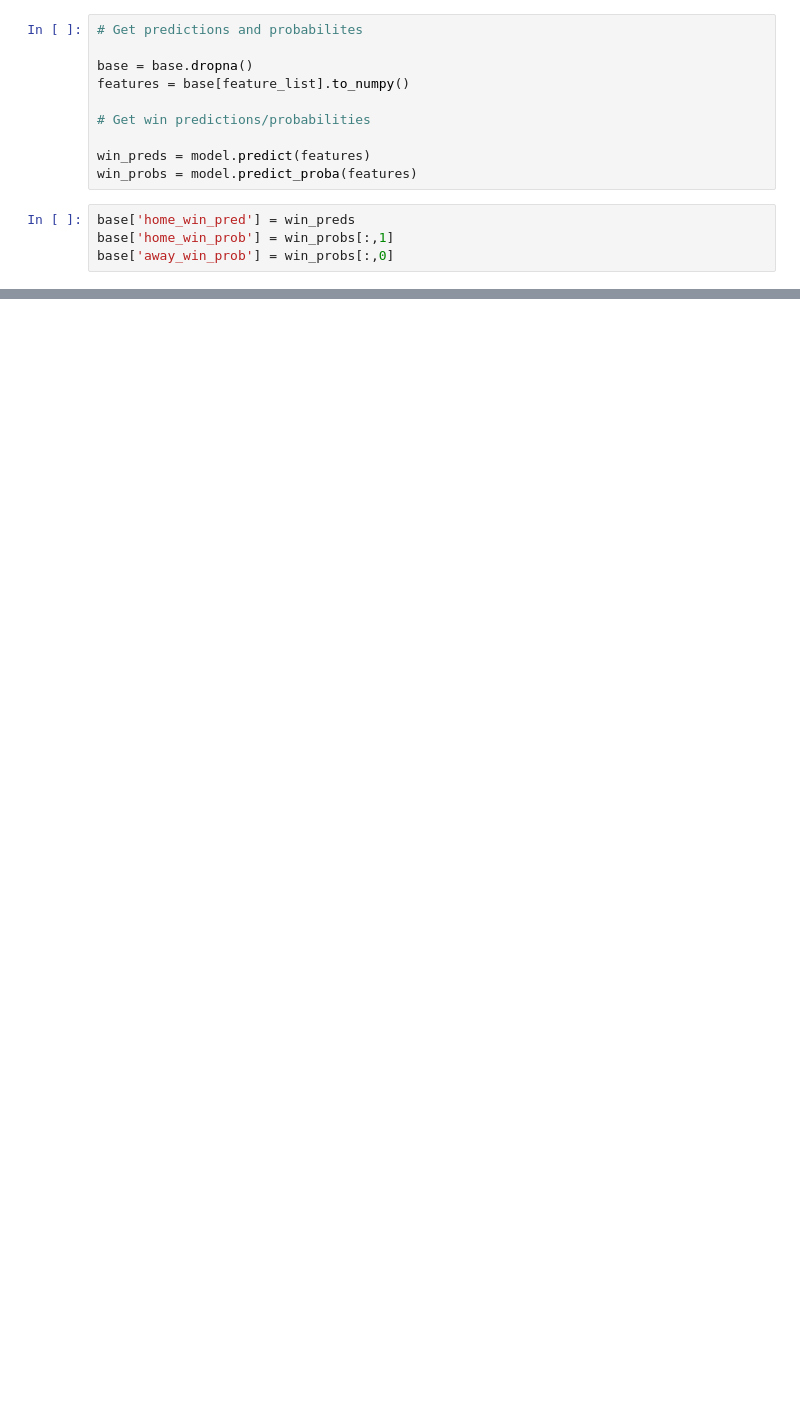
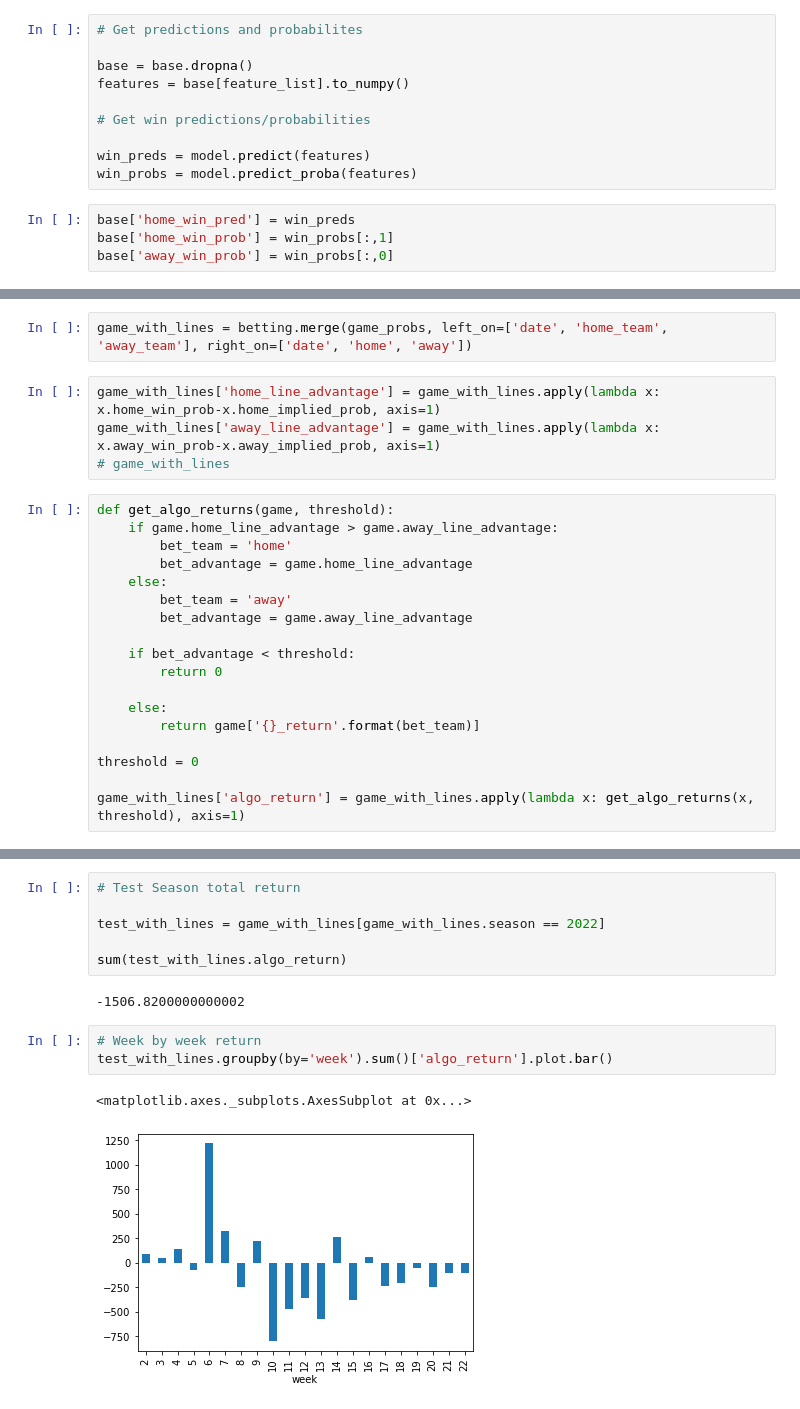
Before and after one commit to imac19/nfl_prediction, a Jupyter notebook: testing/game_outcome_model_testing.ipynb, the cells around one changed output, grey strips where cells are left out. Cells and saved outputs as stored; diff of their text form; blank space fills up the shorter version.

```diff
--- a/testing/game_outcome_model_testing.ipynb
+++ b/testing/game_outcome_model_testing.ipynb
@@ -177,0 +189,24 @@ pred_confs
+# %%
+game_with_lines = betting.merge(game_probs, left_on=['date', 'home_team', 'away_team'], right_on=['date', 'home', 'away'])
+# %%
+game_with_lines['home_line_advantage'] = game_with_lines.apply(lambda x: x.home_win_prob-x.home_implied_prob, axis=1)
+game_with_lines['away_line_advantage'] = game_with_lines.apply(lambda x: x.away_win_prob-x.away_implied_prob, axis=1)
+# game_with_lines
+# %%
+def get_algo_returns(game, threshold):
+    if game.home_line_advantage > game.away_line_advantage:
+        bet_team = 'home'
+        bet_advantage = game.home_line_advantage
+    else:
+        bet_team = 'away'
+        bet_advantage = game.away_line_advantage
+
+    if bet_advantage < threshold:
+        return 0
+
+    else:
+        return game['{}_return'.format(bet_team)]
+
+threshold = 0
+
+game_with_lines['algo_return'] = game_with_lines.apply(lambda x: get_algo_returns(x, threshold), axis=1)
@@ -177,0 +229,14 @@ pred_confs
+# %%
+# Test Season total return
+
+test_with_lines = game_with_lines[game_with_lines.season == 2022]
+
+sum(test_with_lines.algo_return)
+# %% [output]
+-1506.8200000000002
+# %%
+# Week by week return
+test_with_lines.groupby(by='week').sum()['algo_return'].plot.bar()
+# %% [output]
+<matplotlib.axes._subplots.AxesSubplot at 0x...>
+[figure, added]
```
Also changed, not shown: parts of 22 cells of this notebook, 8 other files.
